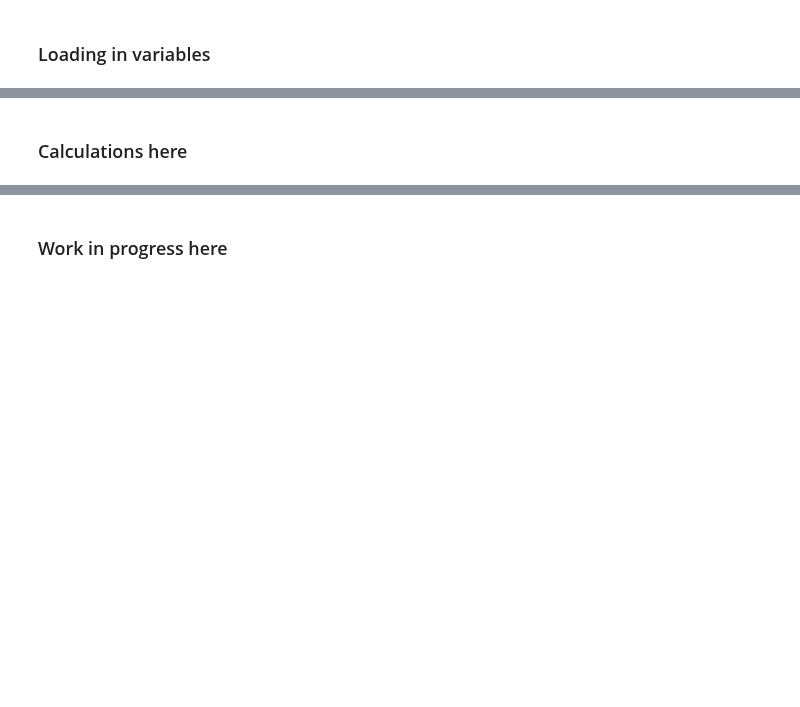
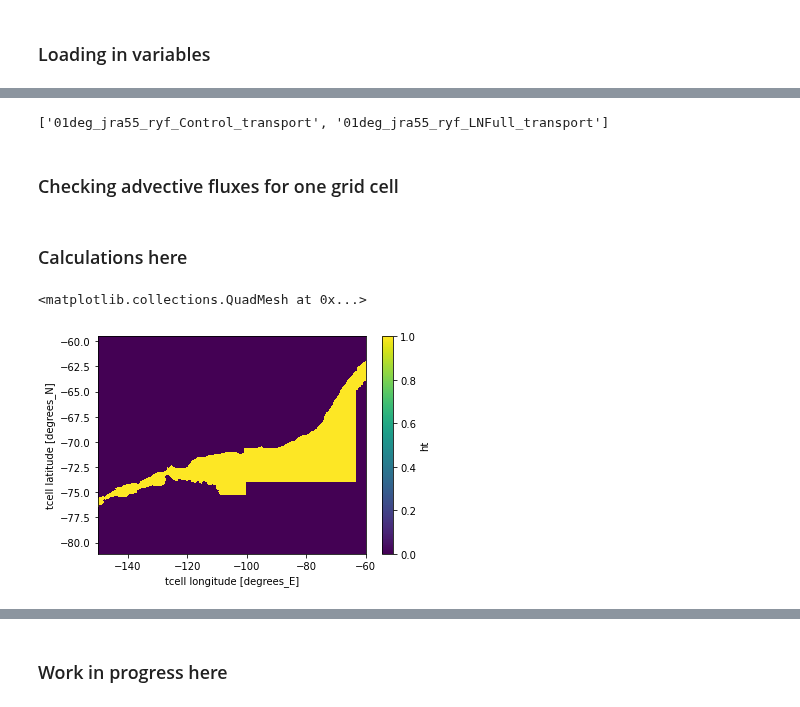
Before and after one commit to mauricehuguenin/sharing, a Jupyter notebook: across_shelf_heat_fluxes_discuss_with_ryan.ipynb, the cells around one changed output, grey strips where cells are left out. Saved outputs shown, nothing was run; the diff lists cells and outputs as text; code cells hidden in the pictures; blank space fills up the shorter version.

```diff
--- a/across_shelf_heat_fluxes_discuss_with_ryan.ipynb
+++ b/across_shelf_heat_fluxes_discuss_with_ryan.ipynb
@@ -287,0 +292,6 @@ Wall time: 8.12 s
+# %%
+exp
+# %% [output]
+['01deg_jra55_ryf_Control_transport', '01deg_jra55_ryf_LNFull_transport']
+# %% [markdown]
+### Checking advective fluxes for one grid cell
@@ -288,5 +309,10 @@ Wall time: 8.12 s
 # %% [markdown]
 ### Calculations here
+# %%
+above1000_tcells.plot()
+# %% [output]
+<matplotlib.collections.QuadMesh at 0x...>
+[figure, added]
 # %%
 %%time
 # calculating the online across-shelf heat flux
```
Also changed, not shown: parts of 19 cells of this notebook.
